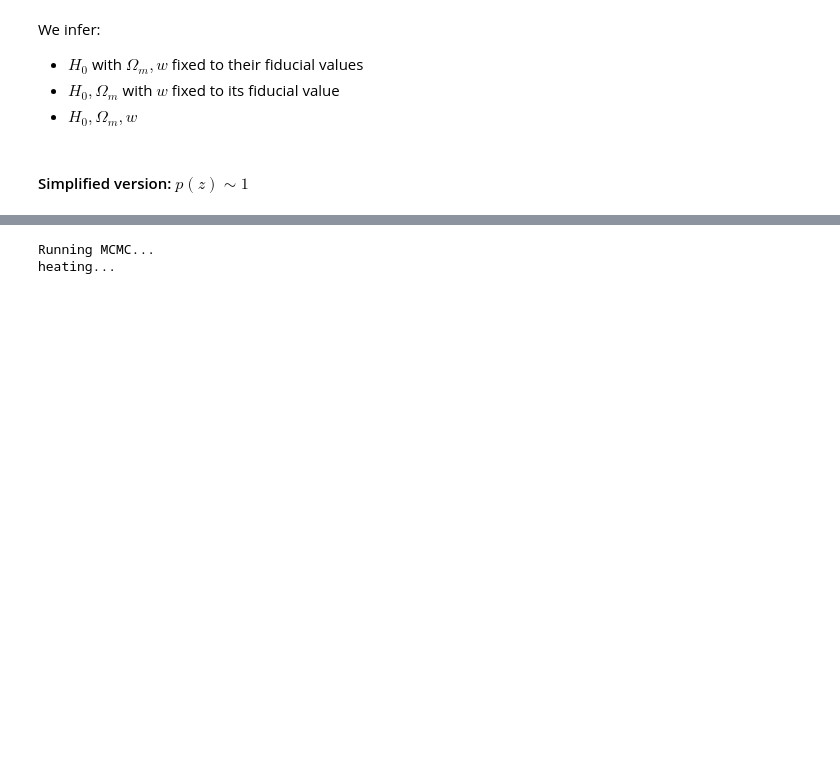
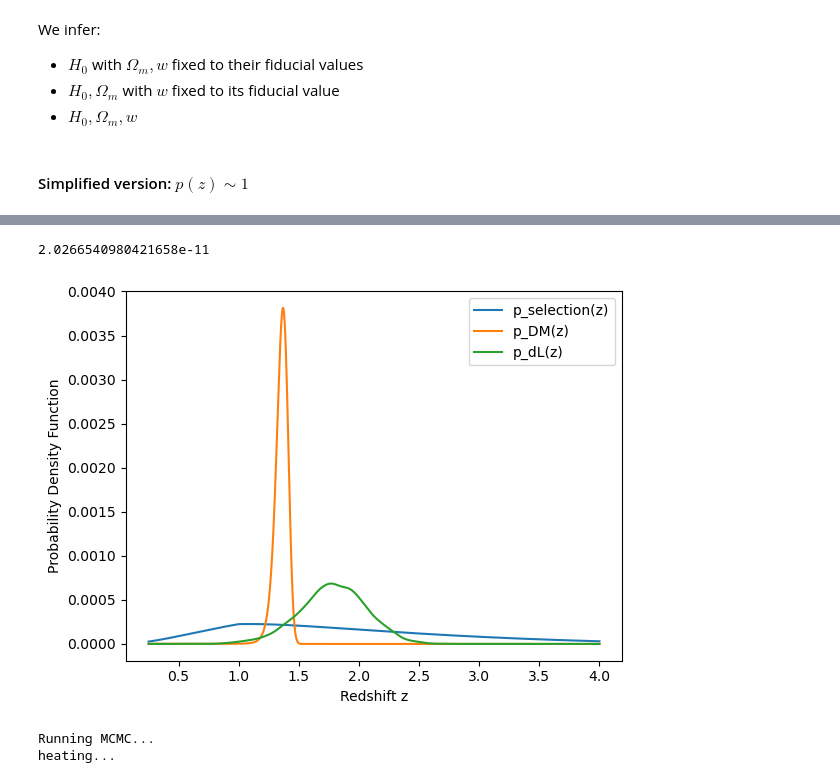
Before and after one commit to MariosNT/FRB_GW_association_cosmo, a Jupyter notebook: Notebooks/GWs_FRB_cosmo/Cosmo_constraints_DM_diff_MCMC.ipynb, the cells around one changed output, grey strips where cells are left out. Saved outputs shown, nothing was run; the diff lists cells and outputs as text; code cells hidden in the pictures; blank space fills up the shorter version.

```diff
--- a/Notebooks/GWs_FRB_cosmo/Cosmo_constraints_DM_diff_MCMC.ipynb
+++ b/Notebooks/GWs_FRB_cosmo/Cosmo_constraints_DM_diff_MCMC.ipynb
@@ -330,0 +333,34 @@ events.head()
+# %%
+row=events.loc[5,:]
+hubble=67
+omega=0.1
+w=-1
+# %%
+dL_gaussian = np.random.normal(row['dL_obs'], row['s_dL'], 4000)
+dL_gaussian = np.maximum(dL_gaussian, 0)
+GW_dL_kde = gaussian_kde(dL_gaussian)
+
+######## p_DM(z) and p_dL(z) ########
+
+lum_distance=luminosity_distance(z=z_array, H0=hubble, Om=omega, w=w)
+DM_th_array=dispersion_measure(z=z_array, H0=hubble, Om=omega, w=w, alpha=0, f_IGM_0 = 0.84)
+Delta_array = row['DM_obs']/ DM_th_array
+
+p_DM=np.zeros_like(z_array)
+
+for idx, (z_val, Delta, DM_th) in enumerate(zip(z_array, Delta_array, DM_th_array)):
+    error=f_variance_delta(S=S, z=z_val, Om=omega, w=w)
+
+    sigma_diff=sigma_error_inter(error)
+    C0=C0_sigma_inter(sigma_diff)
+    A=A_sigma_inter(sigma_diff)
+
+    if (np.isnan([error,C0,A,sigma_diff]).any()):
+        p_DM[idx]=0.0
+        # print(f'NaN found for error at z={z_val}, H0={hubble}, Om={omega}, w={w} for error={error}, C0={C0}, A={A}, sigma_diff={sigma_diff}')
+    else:
+        p_DM[idx]=pdf_DM_cosmo(Delta=Delta, C_0=C0, A=A, sigma=sigma_diff, alpha=3, beta=3)/DM_th
+
+p_DM=normalise(p_DM, z_array)
+p_dL=normalise(GW_dL_kde(lum_distance), z_array)
+prob = np.trapz(p_selection*p_dL*p_DM, z_array)
@@ -331,3 +372,14 @@ events.head()
+# %%
+plt.plot(z_array,p_selection,label='p_selection(z)')
+plt.plot(z_array, p_DM, label='p_DM(z)')
+plt.plot(z_array, p_dL, label='p_dL(z)')
+plt.legend()
+plt.xlabel('Redshift z')
+plt.ylabel('Probability Density Function')
+print(prob)
+# %% [output]
+2.0266540980421658e-11
+[figure, added]
 # %%
 # initial parameters
 Hubble0 = 70
```
Also changed, not shown: parts of 8 cells of this notebook, 11 other files.
